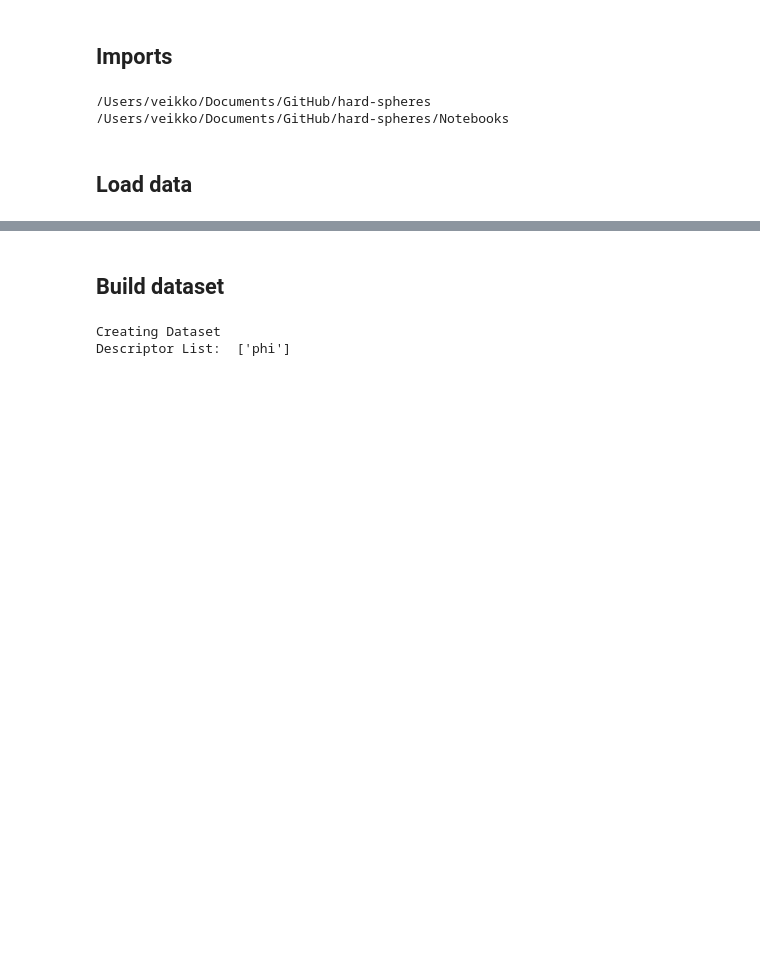
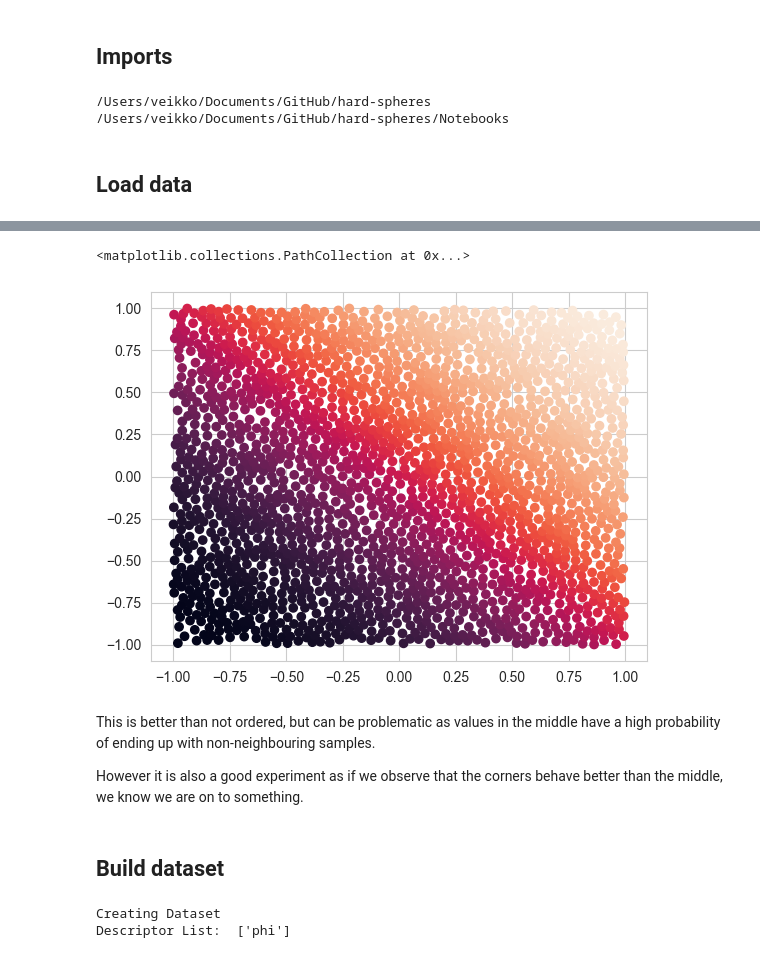
Before and after one commit to Veikko-Saikkonen/hard-spheres, a Jupyter notebook: Notebooks/HardSpheres_v1.ipynb, the cells around one changed output, grey strips where cells are left out. Saved outputs shown, nothing was run; the diff lists cells and outputs as text; code cells hidden in the pictures; blank space fills up the shorter version.

```diff
--- a/Notebooks/HardSpheres_v1.ipynb
+++ b/Notebooks/HardSpheres_v1.ipynb
@@ -77,0 +75,10 @@ dataframe_scaled = dataframe_scaled.drop(columns=["class"]) # Redundant with r
+# %%
+_X = dataframe_scaled.copy()
+_X["Xy"] = _X["x"] + _X["y"]
+_X = _X.query("experiment=='phi-0.78'&sample=='sample-1'")
+
+_X = _X.sort_values(by=["Xy", "x", "y"])
+
+_X = _X.reset_index(drop=True)
+
+_X
@@ -77,0 +99,9 @@ dataframe_scaled = dataframe_scaled.drop(columns=["class"]) # Redundant with r
+# %%
+plt.scatter(x=_X.values[:,0], y=_X.values[:,1], c=_X.index)
+# %% [output]
+<matplotlib.collections.PathCollection at 0x...>
+[figure, added]
+# %% [markdown]
+This is better than not ordered, but can be problematic as values in the middle have a high probability of ending up with non-neighbouring samples.
+
+However it is also a good experiment as if we observe that the corners behave better than the middle, we know we are on to something.
```
Also changed, not shown: parts of 35 cells of this notebook, 2 other files.
